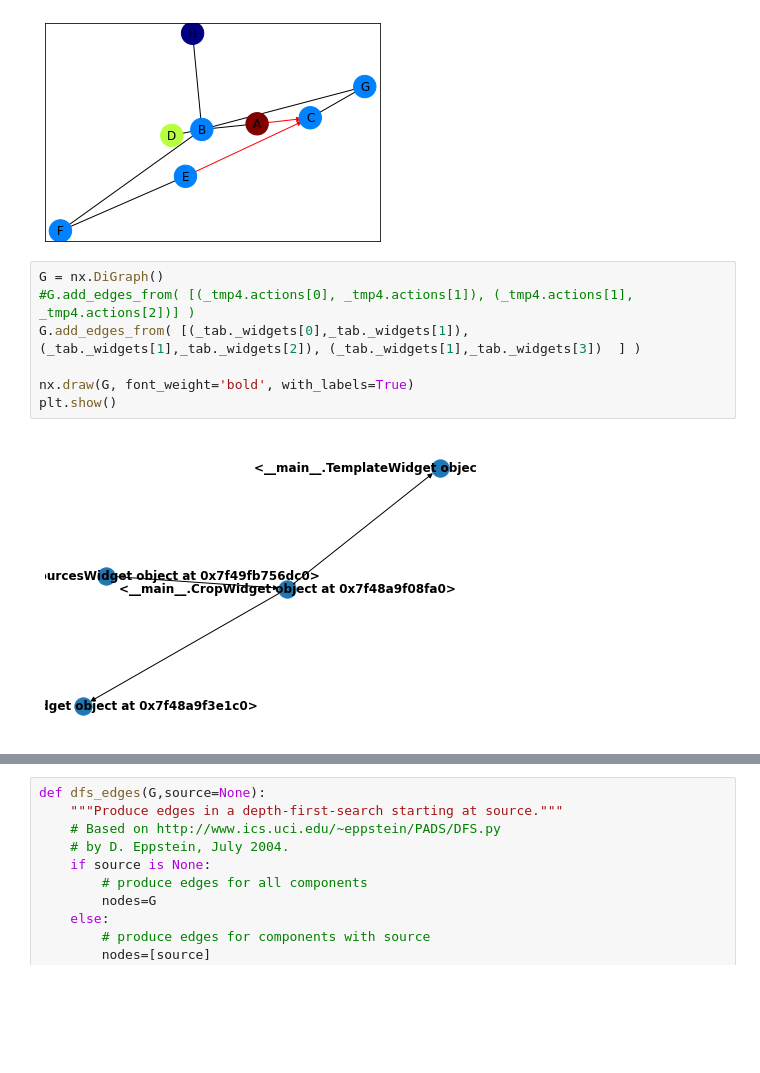
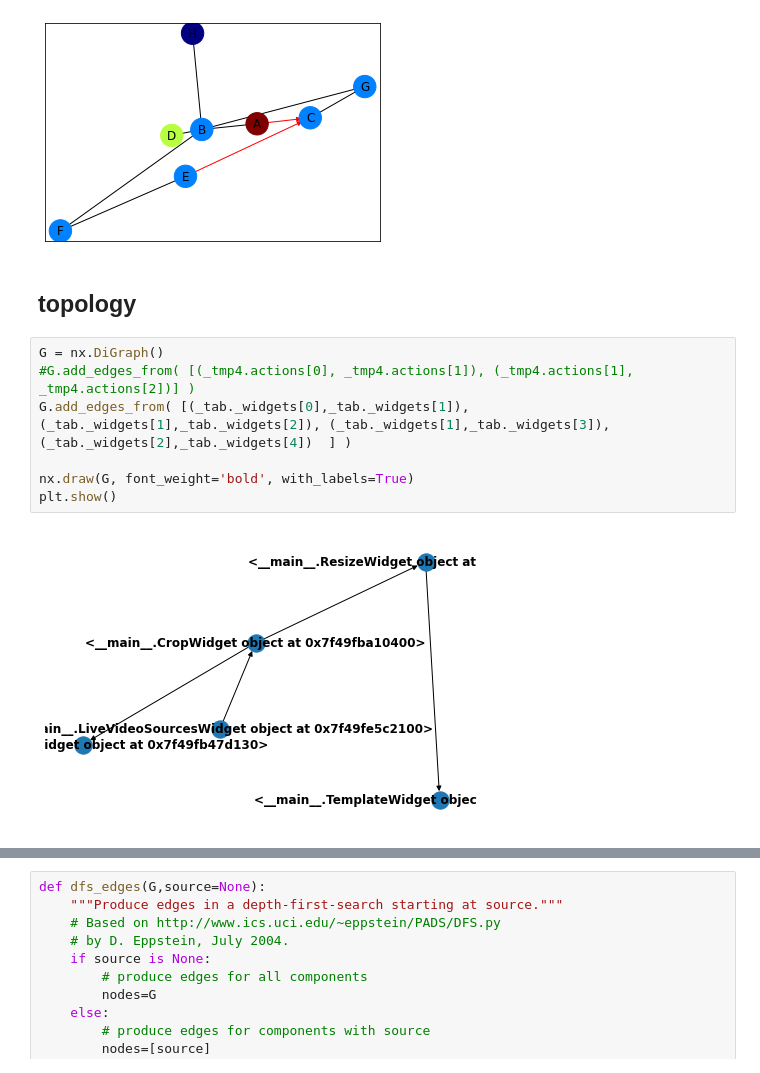
Before and after one commit to scray/scray, a Jupyter notebook: projects/edge/coral/actions/video_actions.ipynb, the cells around one changed output, grey strips where cells are left out. Cells and saved outputs as stored; diff of their text form; blank space fills up the shorter version.

```diff
--- a/projects/edge/coral/actions/video_actions.ipynb
+++ b/projects/edge/coral/actions/video_actions.ipynb
@@ -2434,12 +2477,14 @@ nx.draw_networkx_edges(G, pos, edgelist=black_edges, arrows=False)
 plt.show()
 # %% [output]
 [figure]
+# %% [markdown]
+## topology
 # %%
 G = nx.DiGraph()
 #G.add_edges_from( [(_tmp4.actions[0], _tmp4.actions[1]), (_tmp4.actions[1], _tmp4.actions[2])] )
-G.add_edges_from( [(_tab._widgets[0],_tab._widgets[1]),(_tab._widgets[1],_tab._widgets[2]), (_tab._widgets[1],_tab._widgets[3])  ] )
+G.add_edges_from( [(_tab._widgets[0],_tab._widgets[1]),(_tab._widgets[1],_tab._widgets[2]), (_tab._widgets[1],_tab._widgets[3]), (_tab._widgets[2],_tab._widgets[4])  ] )
 
 nx.draw(G, font_weight='bold', with_labels=True)
 plt.show()
 # %% [output]
-[figure, old version]
+[figure, new version]
```
Also changed, not shown: parts of 7 cells of this notebook.
